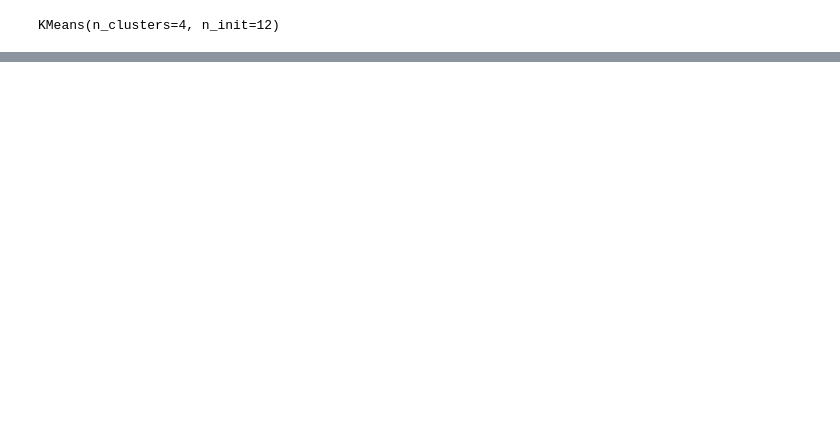
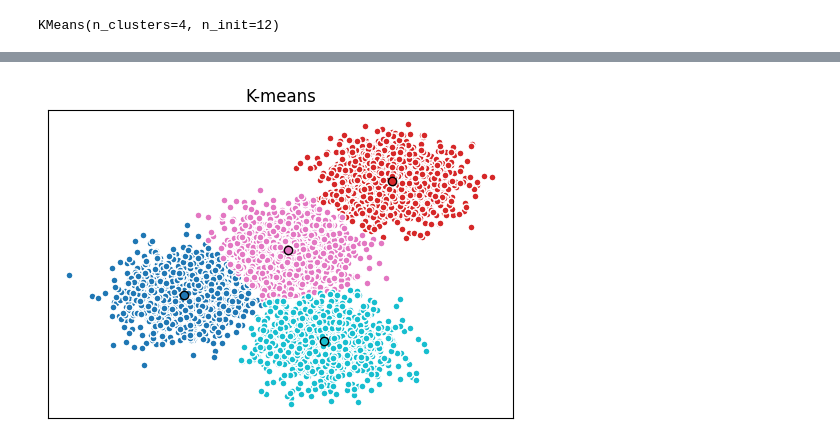
Before and after one commit to joneshshrestha/machine-learning-python, a Jupyter notebook: Classification/customer-segmentation/customer-segmentation.ipynb, the cells around one changed output, grey strips where cells are left out. Saved outputs shown, nothing was run; the diff lists cells and outputs as text; code cells hidden in the pictures; blank space fills up the shorter version.

```diff
--- a/Classification/customer-segmentation/customer-segmentation.ipynb
+++ b/Classification/customer-segmentation/customer-segmentation.ipynb
@@ -43,12 +43,33 @@ array([[-1.99025056, -1.06295457],
 # %%
 # initialize the plot with specific dimension
 fig = plt.figure(figsize=(6,4))
 
 # using colormap module plt.cm.tab10 which has 10 different colors to choose from
 # it takes values from 0 to 1.
 colors = plt.cm.tab10(np.linspace(0, 1, len(set(k_means_labels))))
 
 # create a subplot
 ax = fig.add_subplot(1, 1, 1)
 
-for k, col in zi
+# creates cluster_id and color
+for k, col in zip(range(len([[4, 4], [-2, -1], [2, -3], [1, 1]])), colors):
+    # create a boolean_mask for each cluster when loop runs
+    my_members = (k_means_labels == k)
+
+    # get the cluster center of the specific cluster
+    cluster_center = k_means_cluster_centers[k]
+
+    # X[my_members, 0] in numpy gets all the true values using the boolean_mask and
+    # 0 gives us the first item in the array i.e. x-coordinate of the array
+    ax.plot(X[my_members, 0], X[my_members, 1], 'w', markerfacecolor=col, marker='.', ms=10)
+
+    # plotting the cluster centeroids
+    ax.plot(cluster_center[0], cluster_center[1], 'o', markerfacecolor=col, markeredgecolor='k', ms=6)
+
+    ax.set_title('K-means')
+
+    # remove x, y ticks
+    ax.set_xticks(())
+    ax.set_yticks(())
+# %% [output]
+[figure, added]
```
Also changed, not shown: parts of 3 cells of this notebook.
